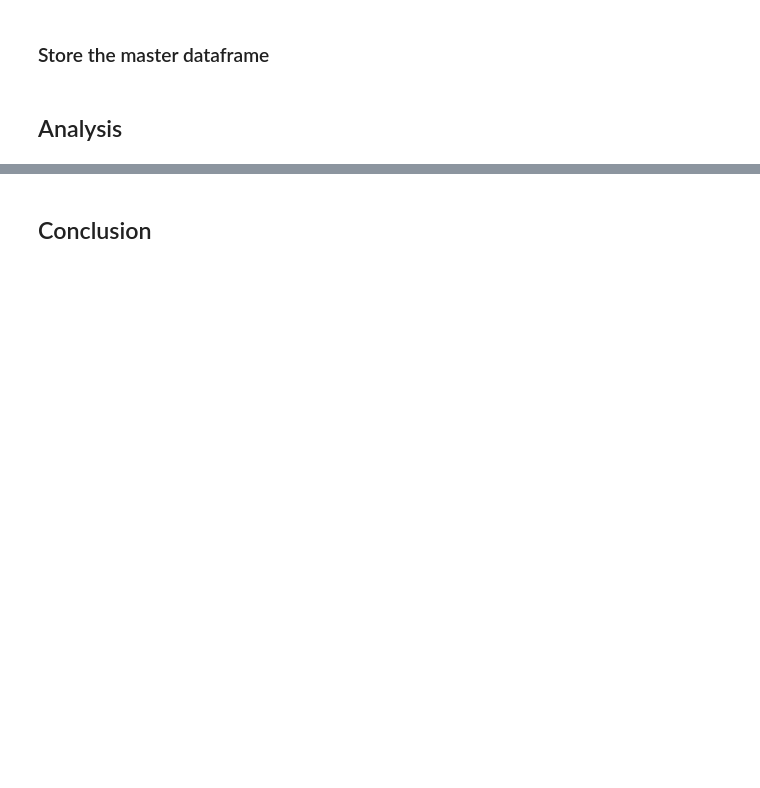
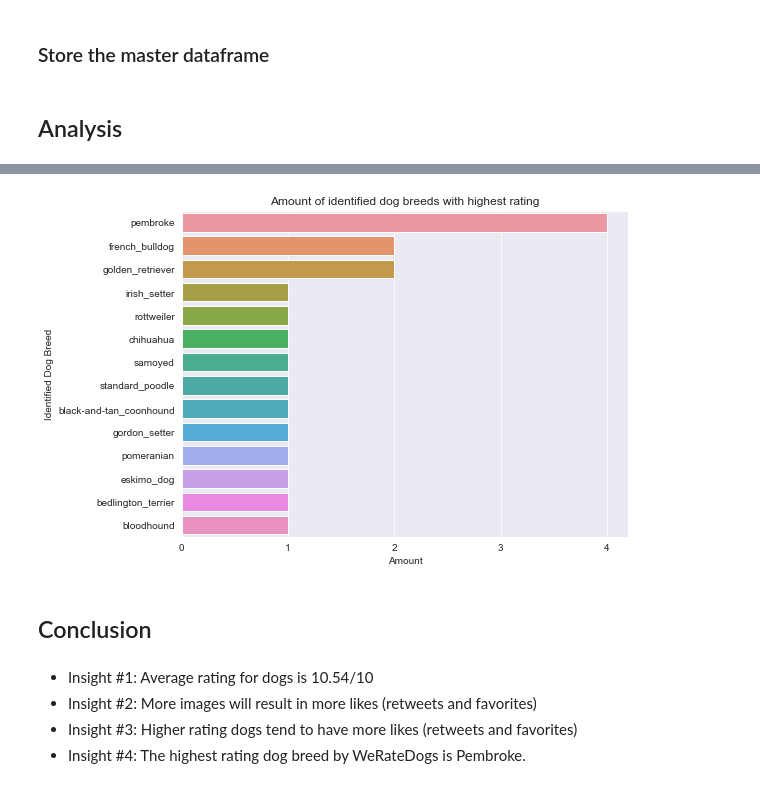
Before and after one commit to leqilu67/datawrangling_weratedogs, a Jupyter notebook: wrangle_act.ipynb, the cells around one changed output, grey strips where cells are left out. Saved outputs shown, nothing was run; the diff lists cells and outputs as text; code cells hidden in the pictures; blank space fills up the shorter version.

```diff
--- a/wrangle_act.ipynb
+++ b/wrangle_act.ipynb
@@ -921,0 +1099,3 @@ twitter_archive_master.to_csv('twitter_archive_master.csv', encoding='utf-8', in
+# %%
+highest_rating = twitter_archive_master[twitter_archive_master.rating == twitter_archive_master.rating.max()]
+highest_rating = highest_rating[highest_rating.p1_dog]
@@ -922,3 +1120,20 @@ twitter_archive_master.to_csv('twitter_archive_master.csv', encoding='utf-8', in
+# %%
+plt.figure(figsize=(8, 6))
+
+sns.countplot(y=highest_rating.p1, order=highest_rating.p1.value_counts().index)
+plt.xlabel('Amount')
+plt.ylabel('Identified Dog Breed')
+plt.title('Amount of identified dog breeds with highest rating')
+
+plt.xticks(np.arange(5))
+plt.show();
+# %% [output]
+[figure, added]
 # %% [markdown]
 <a id='conclusion'></a>
 ## Conclusion
+# %% [markdown]
+- Insight #1: Average rating for dogs is 10.54/10
+- Insight #2: More images will result in more likes (retweets and favorites)
+- Insight #3: Higher rating dogs tend to have more likes (retweets and favorites)
+- Insight #4: The highest rating dog breed by WeRateDogs is Pembroke.
```
Also changed, not shown: parts of 35 cells of this notebook, 1 other file.
